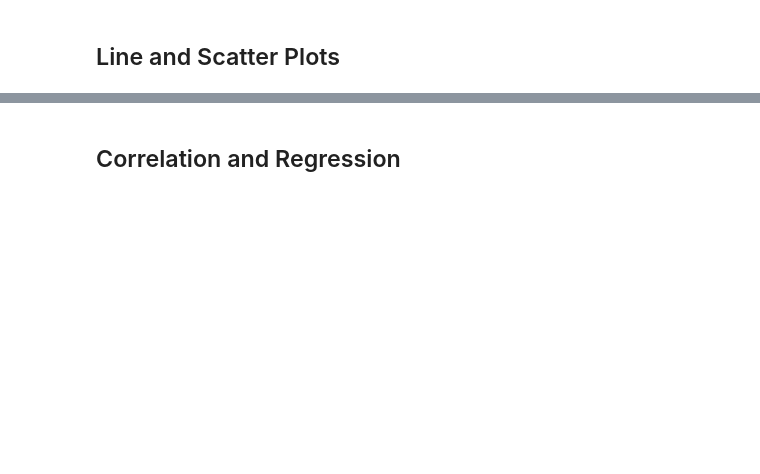
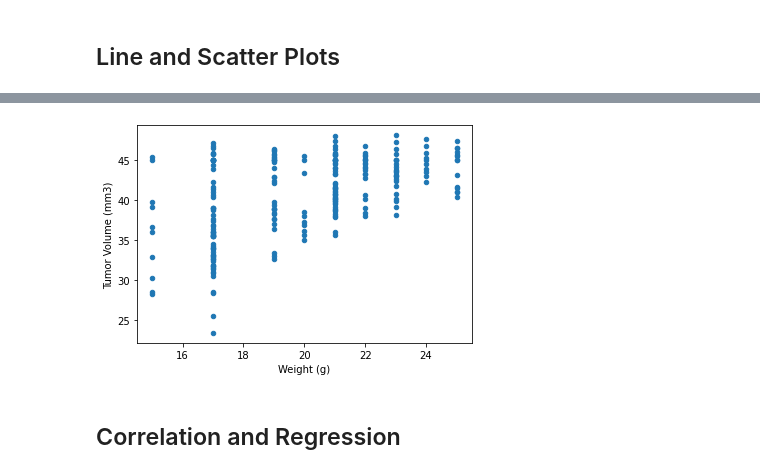
Before and after one commit to emilyfrels/matplotlib-challenge, a Jupyter notebook: Pymaceuticals/pymaceuticals_starter.ipynb, the cells around one changed output, grey strips where cells are left out. Drawn from its saved outputs; the diff is of its cells as text; code cells hidden in the pictures; blank space fills up the shorter version.

```diff
--- a/Pymaceuticals/pymaceuticals_starter.ipynb
+++ b/Pymaceuticals/pymaceuticals_starter.ipynb
@@ -176,6 +282,19 @@ plt.show()
 # %%
 # Generate a scatter plot of average tumor volume vs. mouse weight for the Capomulin regimen.
 # Note: this means mouse weight goes on the x-axis, with average tumor volume on the y-axis.
+clean_mouse_data
+
+filtered_df_scatter = clean_mouse_data[['Mouse ID', 'Drug Regimen', 'Weight (g)', 'Tumor Volume (mm3)']]
+filtered_df_scatter
+
+filtered_capomulin_scatter = filtered_df_scatter.loc[(filtered_df_scatter['Drug Regimen'] == 'Capomulin')]
+filtered_capomulin_scatter
+
+
+filtered_capomulin_scatter.plot.scatter(x = 'Weight (g)', y = 'Tumor Volume (mm3)')
+plt.show()
+# %% [output]
+[figure, added]
 # %% [markdown]
 ## Correlation and Regression
 # %%
```
Also changed, not shown: parts of 19 cells of this notebook.
